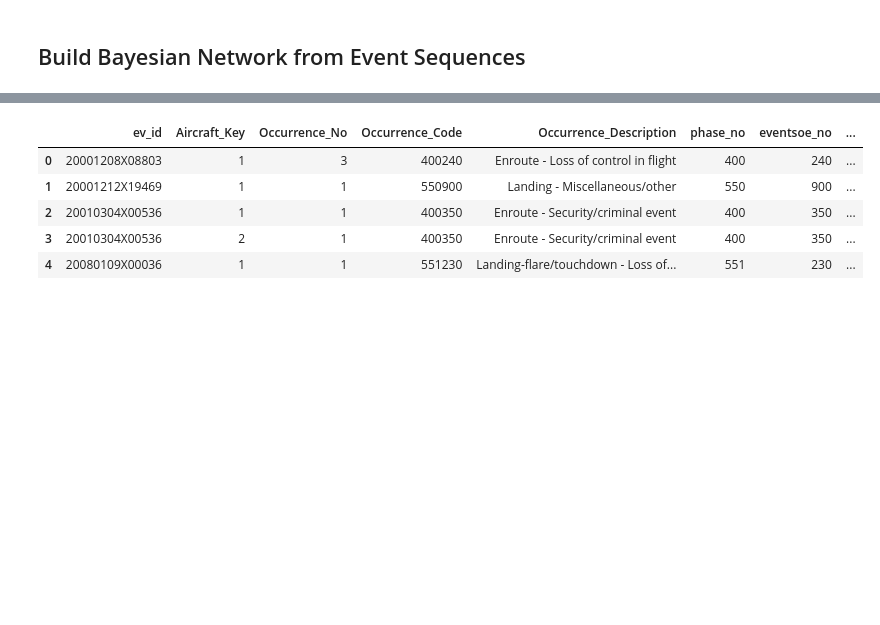
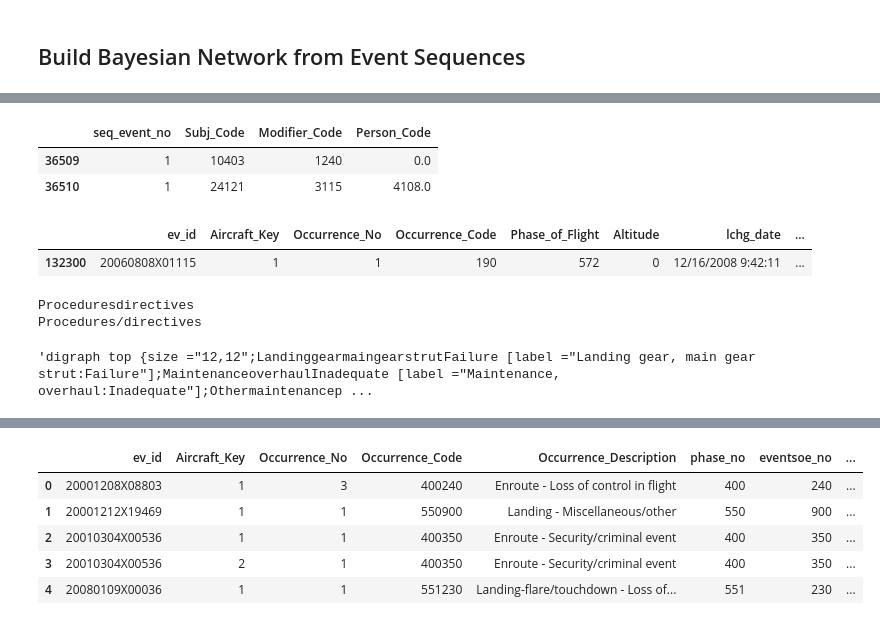
Before and after one commit to zxgcqupt/NTSB_Bayesian_Network, a Jupyter notebook: main.ipynb, the cells around one changed output, grey strips where cells are left out. Saved outputs shown, nothing was run; the diff lists cells and outputs as text; code cells hidden in the pictures; blank space fills up the shorter version.

```diff
--- a/main.ipynb
+++ b/main.ipynb
@@ -291,4 +315,22 @@ aircraft[aircraft['ev_id'] == sample_ev_ID]['afm_hrs']
 Name: afm_hrs, dtype: float64
+# %%
+seq_of_events[seq_of_events['ev_id'] == sample_ev_ID][['seq_event_no', 'Subj_Code', 'Modifier_Code', 'Person_Code']]
+# %% [output]
+|  | seq_event_no | Subj_Code | Modifier_Code | Person_Code |
+| 36509 | 1 | 10403 | 1240 | 0.0 |
+| 36510 | 1 | 24121 | 3115 | 4108.0 |
+# %%
+occurrences[occurrences['ev_id'] == sample_ev_ID]
+# %% [output]
+|  | ev_id | Aircraft_Key | Occurrence_No | Occurrence_Code | Phase_of_Flight | Altitude | lchg_date | ... |
+| 132300 | 20060808X01115 | 1 | 1 | 190 | 572 | 0 | 12/16/2008 9:42:11 | ... |
+# %%
+subjectName, subjectLabel = deriveNamebyCode(Subj_Code)
+print (subjectName)
+print (subjectLabel)
+# %% [output]
+Proceduresdirectives
+Procedures/directives
 # %%
 ev_year = events[events['ev_id'] == sample_ev_ID]['ev_year'].values[0]
 
@@ -330 +407,5 @@ if ev_year < 2006:
     g1 += "}"
+# %%
+g1
+# %% [output]
+'digraph top {size ="12,12";LandinggearmaingearstrutFailure [label ="Landing gear, main gear strut:Failure"];MaintenanceoverhaulInadequate [label ="Maintenance, overhaul:Inadequate"];Othermaintenancep ...
```
Also changed, not shown: parts of 17 cells of this notebook.
